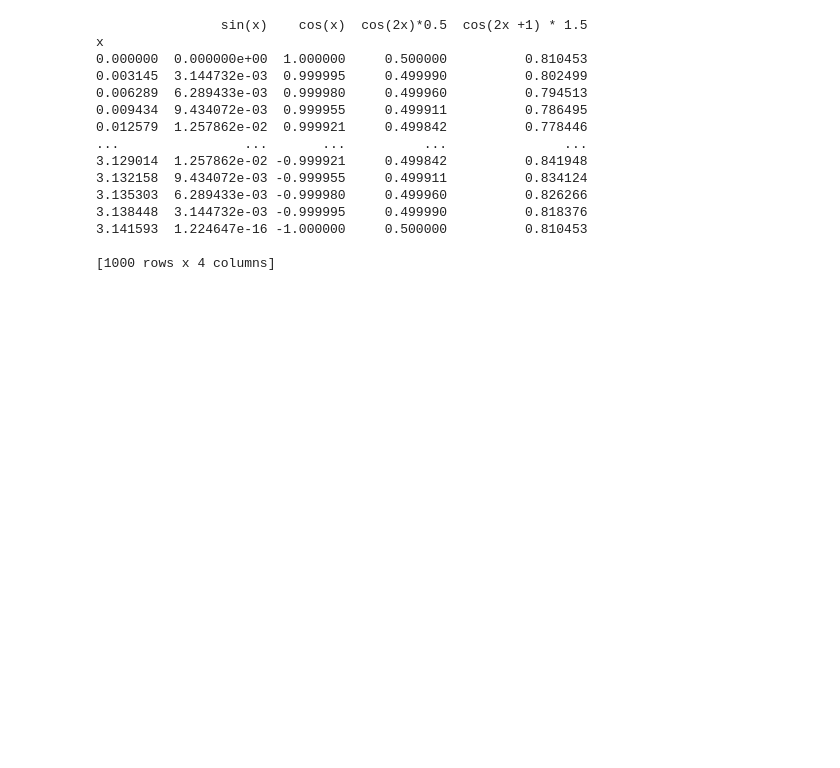
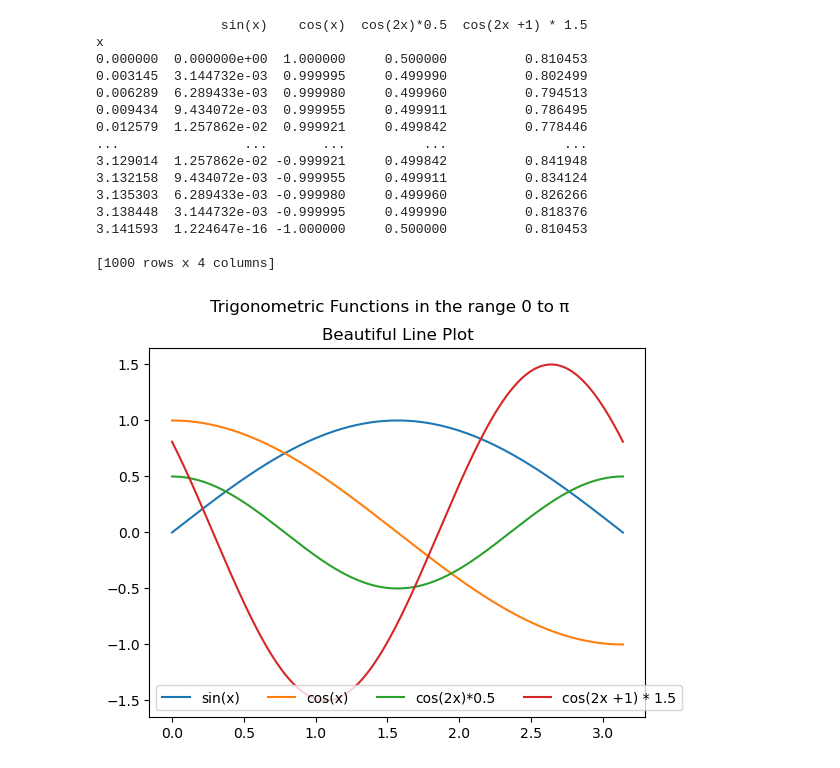
Before and after one commit to 1vecera/RichTemplates, a Jupyter notebook: richtemplates/tutorial.ipynb, the cells around one changed output. Drawn from its saved outputs; the diff is of its cells as text; code cells hidden in the pictures; blank space fills up the shorter version.

```diff
--- a/richtemplates/tutorial.ipynb
+++ b/richtemplates/tutorial.ipynb
@@ -40,0 +50,9 @@ x
+# %%
+plt.plot(df)  # Plot the data
+plt.legend(df.columns, ncol =len(df.columns))  # Add the legend
+plt.suptitle(subtitle)  # Add the subtitle
+plt.title(title, y =1.125)
+
+plt.show()  # Show the plot
+# %% [output]
+[figure, added]
```
Also changed, not shown: parts of 8 cells of this notebook, 8 other files.
